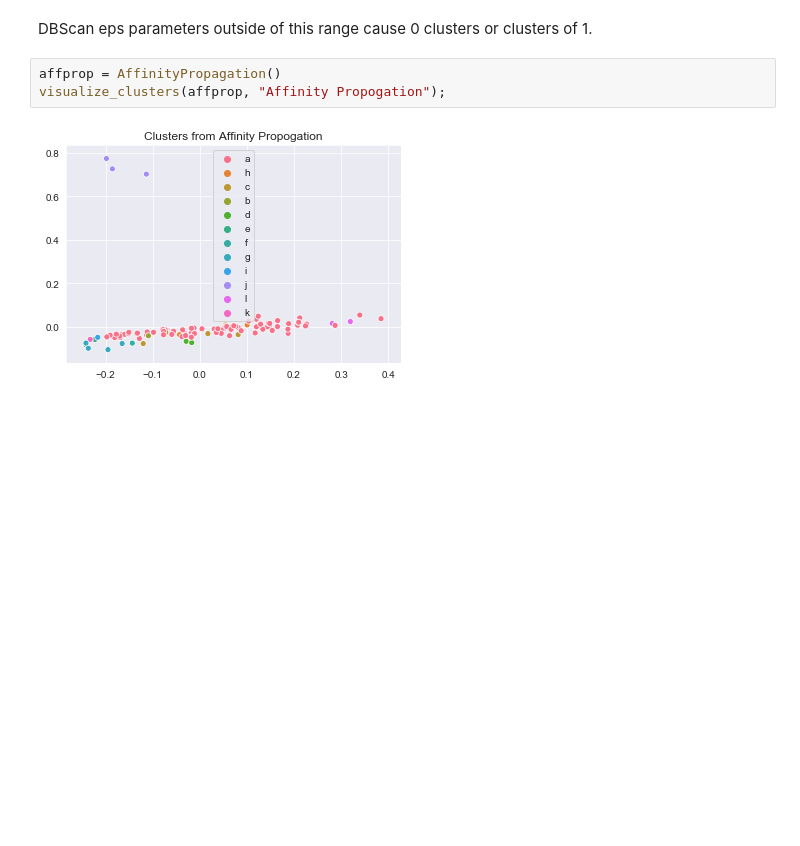
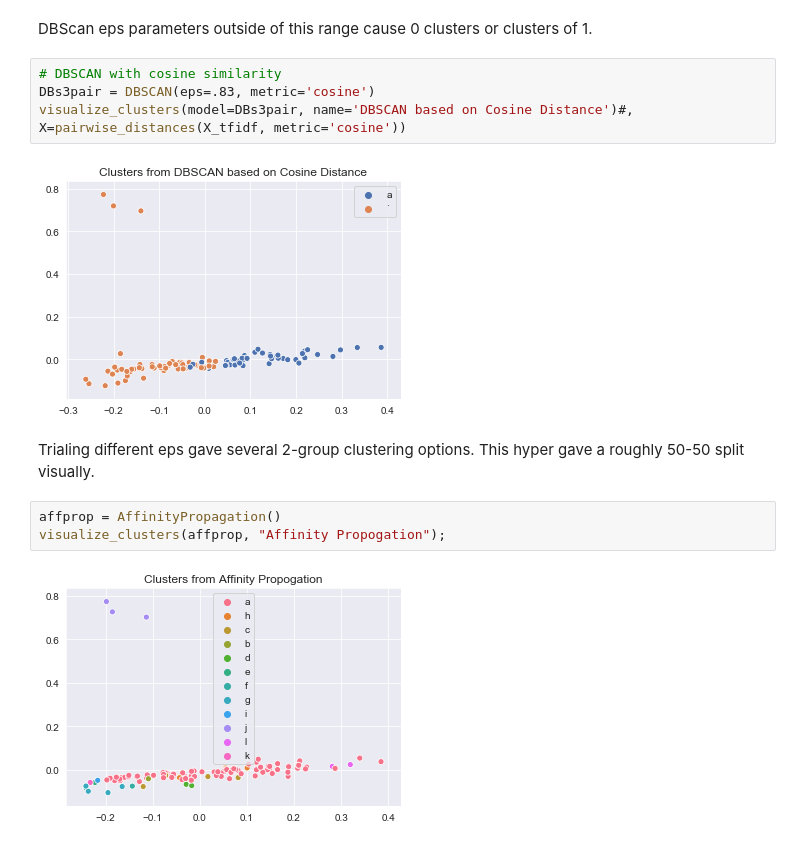
Before and after one commit to chrisoyer/unsupervised_learning-scifi_stories, a Jupyter notebook: scifi_stories.ipynb, the cells around one changed output. Cells and saved outputs as stored; diff of their text form; blank space fills up the shorter version.

Commit message:
updated dbscan with cosine metric

```diff
--- a/scifi_stories.ipynb
+++ b/scifi_stories.ipynb
@@ -358,5 +363,13 @@ visualize_clusters(DBs2, "DBSCAN Clusters, Max Distance=1.2");
 # %% [markdown]
 DBScan eps parameters outside of this range cause 0 clusters or clusters of 1.
+# %%
+# DBSCAN with cosine similarity
+DBs3pair = DBSCAN(eps=.83, metric='cosine')
+visualize_clusters(model=DBs3pair, name='DBSCAN based on Cosine Distance')#, X=pairwise_distances(X_tfidf, metric='cosine'))
+# %% [output]
+[figure, added]
+# %% [markdown]
+Trialing different eps gave several 2-group clustering options. This hyper gave a roughly 50-50 split visually.
 # %%
 affprop = AffinityPropagation()
 visualize_clusters(affprop, "Affinity Propogation");
```
Also changed, not shown: parts of 12 cells of this notebook.
